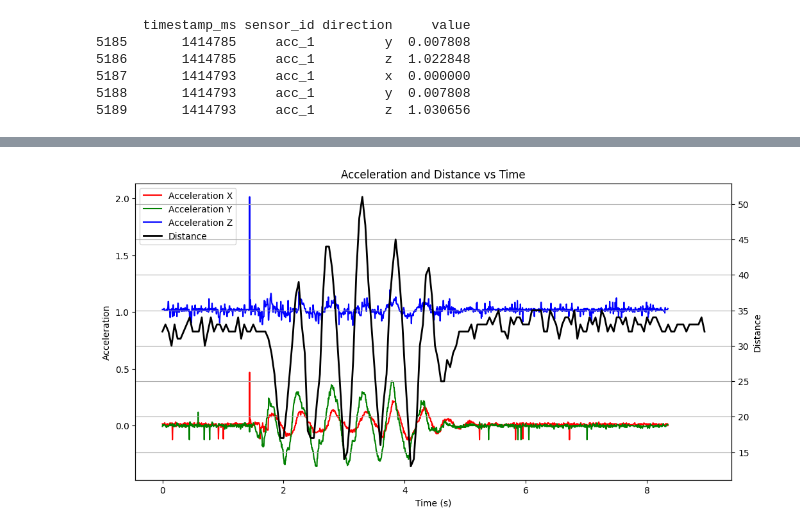
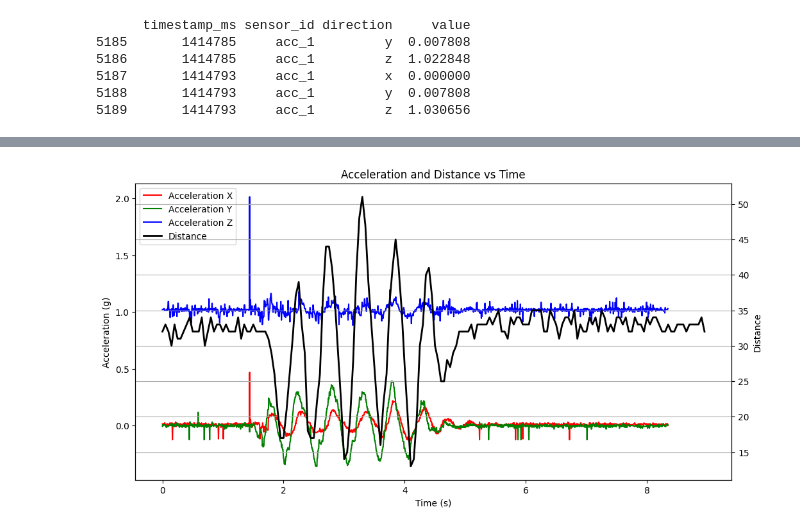
Before and after one commit to mihakodric/Gorenje-Monitoring-of-Washing-Machines, a Jupyter notebook: graf_pospesek_razdalja.ipynb, the cells around one changed output, grey strips where cells are left out. Drawn from its saved outputs; the diff is of its cells as text; code cells hidden in the pictures.

```diff
--- a/graf_pospesek_razdalja.ipynb
+++ b/graf_pospesek_razdalja.ipynb
@@ -30,19 +30,3 @@ print(df.tail())
 5187       1414793     acc_1         x  0.000000
 5188       1414793     acc_1         y  0.007808
 5189       1414793     acc_1         z  1.030656
-# %%
-# Filter only acceleration data
-acc_data = df[df['sensor_id'] == 'acc_1']
-
-# Loop through each direction and plot a separate graph
-for direction in ['x', 'y', 'z']:
-    dir_data = acc_data[acc_data['direction'] == direction]
-
-    plt.figure(figsize=(10, 5))
-    plt.plot(dir_data['timestamp_ms'], dir_data['value'], label=f'Acceleration {direction.upper()}')
-    plt.title(f'Acceleration vs Time ({direction.upper()} direction)')
-    plt.xlabel('Time (ms)')
-    plt.ylabel('Acceleration')
-    plt.legend()
-    plt.grid(True)
-    plt.show()
@@ -60,25 +32,0 @@ TypeError: Cannot perform 'rand_' with a dtyped [object] array and scalar of typ
-# %%
-def my_linspace(start, interval, num_points):
-    return [start + i*interval for i in range(num_points)]
-
-time_dist = my_linspace(0, 0.05, 180)  # start=0, interval=2, 5 points
-time_acc = my_linspace(0, 0.005, 1670)
-
-# Distance
-dist_data = df[df['sensor_id'] == 'dist_1']
-plt.plot(time_dist, dist_data['value'], label='Distance', color='black', linewidth=2)
-
-# Acceleration
-acc_data = df[df['sensor_id'] == 'acc_1']
-colors = {'x': 'red', 'y': 'green', 'z': 'blue'}
-
-for direction in ['x', 'y', 'z']:
-    dir_data = acc_data[acc_data['direction'] == direction]
-    plt.plot(time_acc, dir_data['value'], label=f'Acceleration {direction.upper()}', color=colors[direction])
-
-plt.title('Distance and Acceleration vs Time')
-plt.xlabel('Time (ms)')
-plt.ylabel('Value')
-plt.legend()
-plt.grid(True)
-plt.show()
@@ -93,32 +45,33 @@ fig, ax1 = plt.subplots(figsize=(12, 6))
 # Left Y-axis: Acceleration
 # -------------------------
 colors = {'x': 'red', 'y': 'green', 'z': 'blue'}
 for direction in ['x', 'y', 'z']:
     dir_data = acc_data[acc_data['direction'] == direction]
     ax1.plot(time_acc, dir_data['value'], label=f'Acceleration {direction.upper()}', color=colors[direction])
 
 ax1.set_xlabel('Time (s)')
-ax1.set_ylabel('Acceleration', color='black')
+ax1.set_ylabel('Acceleration (g)', color='black')
 ax1.tick_params(axis='y', labelcolor='black')
 
 # -------------------------
 # Right Y-axis: Distance
 # -------------------------
 ax2 = ax1.twinx()  # create a second y-axis sharing the same x-axis
 ax2.plot(time_dist, dist_data['value'], label='Distance', color='black', linewidth=2)
 ax2.set_ylabel('Distance', color='black')
 ax2.tick_params(axis='y', labelcolor='black')
 
 # -------------------------
 # Legends
 # -------------------------
 # Combine legends from both axes
 lines_1, labels_1 = ax1.get_legend_handles_labels()
 lines_2, labels_2 = ax2.get_legend_handles_labels()
 ax1.legend(lines_1 + lines_2, labels_1 + labels_2, loc='upper left')
 
 plt.title('Acceleration and Distance vs Time')
 plt.grid()
+plt.savefig('Acceleration_distance_time')
 plt.show()
 # %% [output]
-[figure, old version]
+[figure, new version]
```
Also changed, not shown: parts of 4 cells of this notebook.
